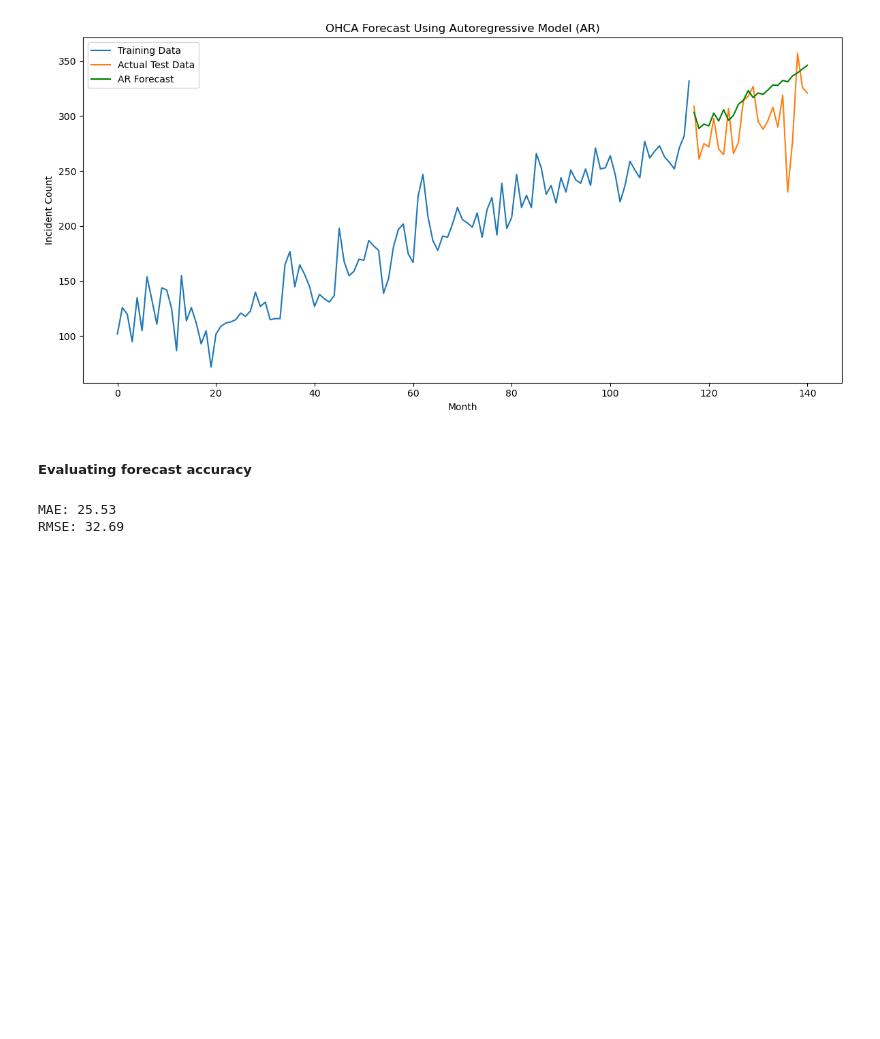
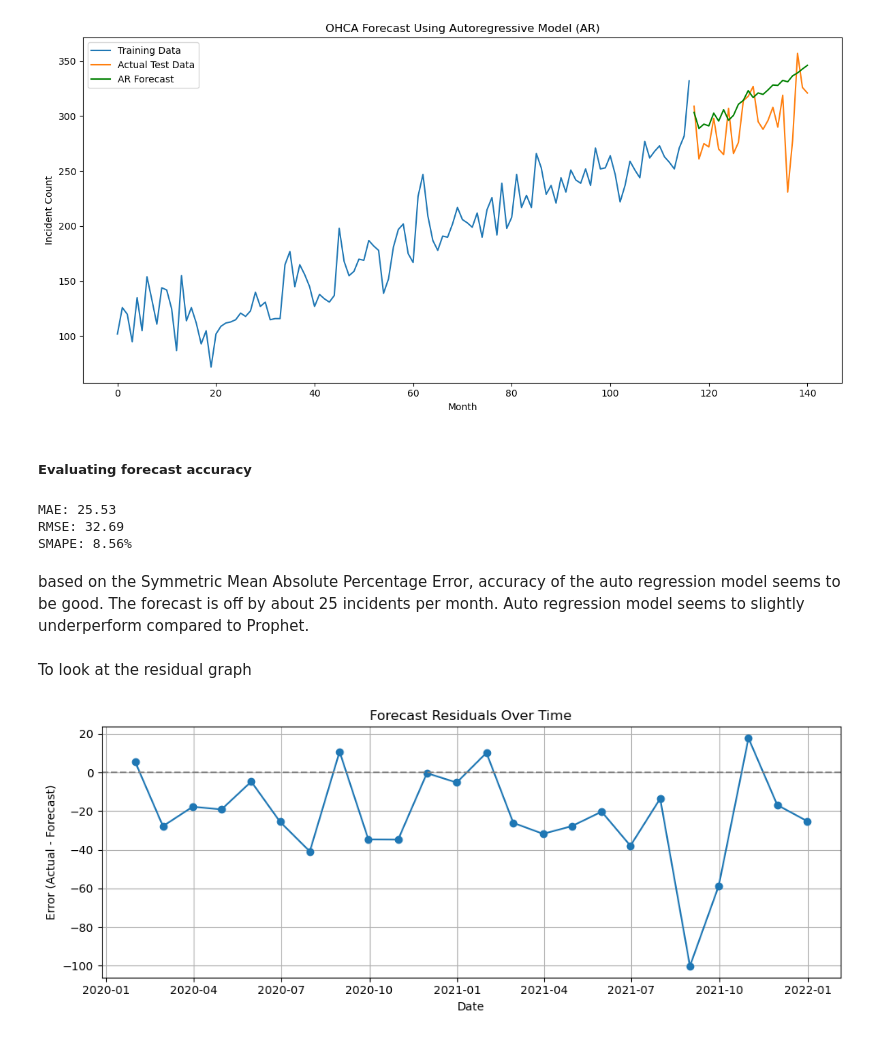
Before and after one commit to axellee1994/AED-OHCA, a Jupyter notebook: src/rq1/rq1_autoregression.ipynb, the cells around one changed output. Cells and saved outputs as stored; diff of their text form; code cells hidden in the pictures; blank space fills up the shorter version.

```diff
--- a/src/rq1/rq1_autoregression.ipynb
+++ b/src/rq1/rq1_autoregression.ipynb
@@ -59,15 +59,16 @@ model = AutoReg(train_series, lags=12).fit()
 
 # Forecast 24 months (2020–2021)
 n_periods = len(testing_df)
-# forecast_df = model.predict(start=len(train_series), end=len(train_series) + n_periods - 1)
+y_forecast = model.predict(start=len(train_series),
+                           end=len(train_series) + n_periods - 1).values
 
-# # Align index with test period
-# forecast_df.index = testing_df.index
+forecast_df = testing_df[["Month"]].copy()
+forecast_df["Forecast"] = y_forecast.tolist()
 
-forecast_df = pd.DataFrame({
-    "Month": testing_df.index,
-    "Forecast": model.predict(start=len(train_series), end=len(train_series) + n_periods - 1).values
-}).set_index("Month")
+# forecast_df = pd.DataFrame({
+#     "Month": testing_df["Month"].values,
+#     "Forecast": model.predict(start=len(train_series), end=len(train_series) + n_periods - 1).values
+# }).set_index("Month")
 
 # Plot
 plt.figure(figsize=(12, 6))
@@ -92,9 +104,35 @@ y_predicted = forecast_df["Forecast"]
 
 mae = mean_absolute_error(y_true, y_predicted)
 rmse = np.sqrt(mean_squared_error(y_true, y_predicted))
+# smape = 100 * np.mean(
+#     2 * np.abs(y_predicted - y_true) /
+#     (np.abs(y_predicted) + (np.abs(y_true)))
+# )
+smape = smape_function(y_true, y_predicted)
 
-print(f'MAE: {mae:.2f}')
-print(f'RMSE: {rmse:.2f}')
+print(f"MAE: {mae:.2f}")
+print(f"RMSE: {rmse:.2f}")
+print(f"SMAPE: {smape:.2f}%")
 # %% [output]
 MAE: 25.53
 RMSE: 32.69
+SMAPE: 8.56%
+# %% [markdown]
+based on the Symmetric Mean Absolute Percentage Error, accuracy of the auto regression model seems to be good. The forecast is off by about 25 incidents per month. Auto regression model seems to slightly underperform compared to Prophet.
+# %% [markdown]
+To look at the residual graph
+# %%
+comparison = testing_df[["Month", "Incident Count (Month)"]].merge(forecast_df, on="Month", how = "left")
+## residual = (actual - forecast)
+comparison["residual"] = comparison["Incident Count (Month)"] - comparison["Forecast"]
+plt.figure(figsize = (10, 4))
+plt.plot(comparison["Month"], comparison["residual"], marker = 'o')
+plt.axhline(0, linestyle = '--', color = "gray")
+plt.title("Forecast Residuals Over Time")
+plt.xlabel("Date")
+plt.ylabel("Error (Actual - Forecast)")
+plt.grid(True)
+plt.tight_layout()
+plt.show()
+# %% [output]
+[figure, added]
```
Also changed, not shown: parts of 18 cells of this notebook, 2 other files.
